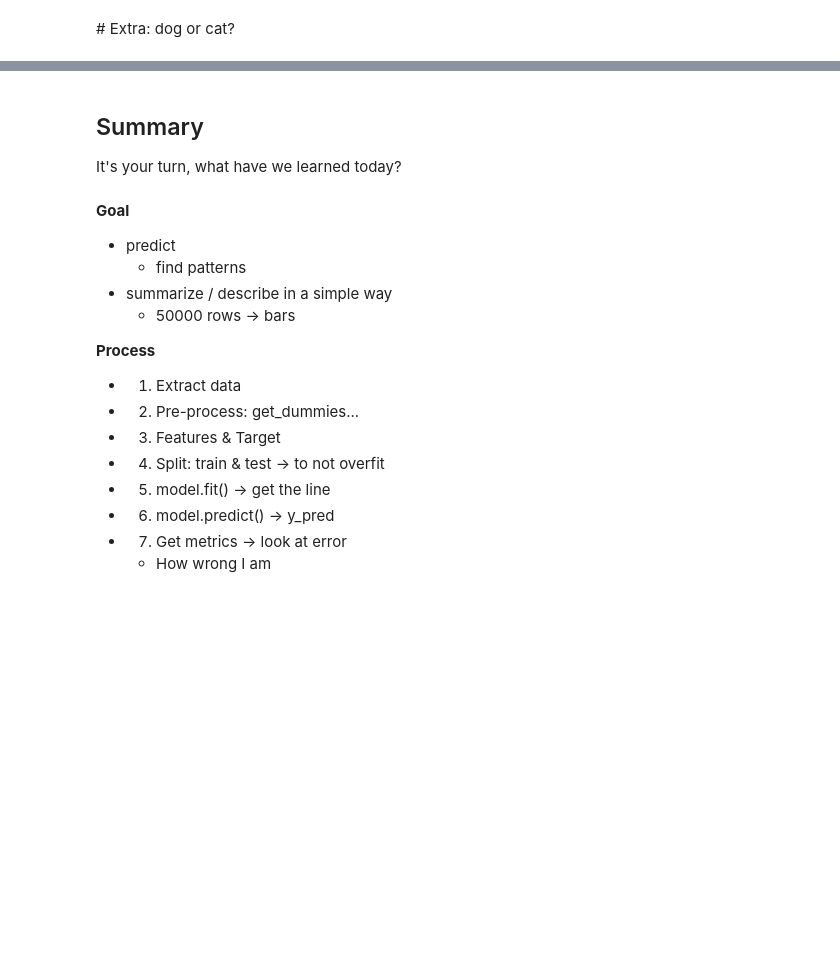
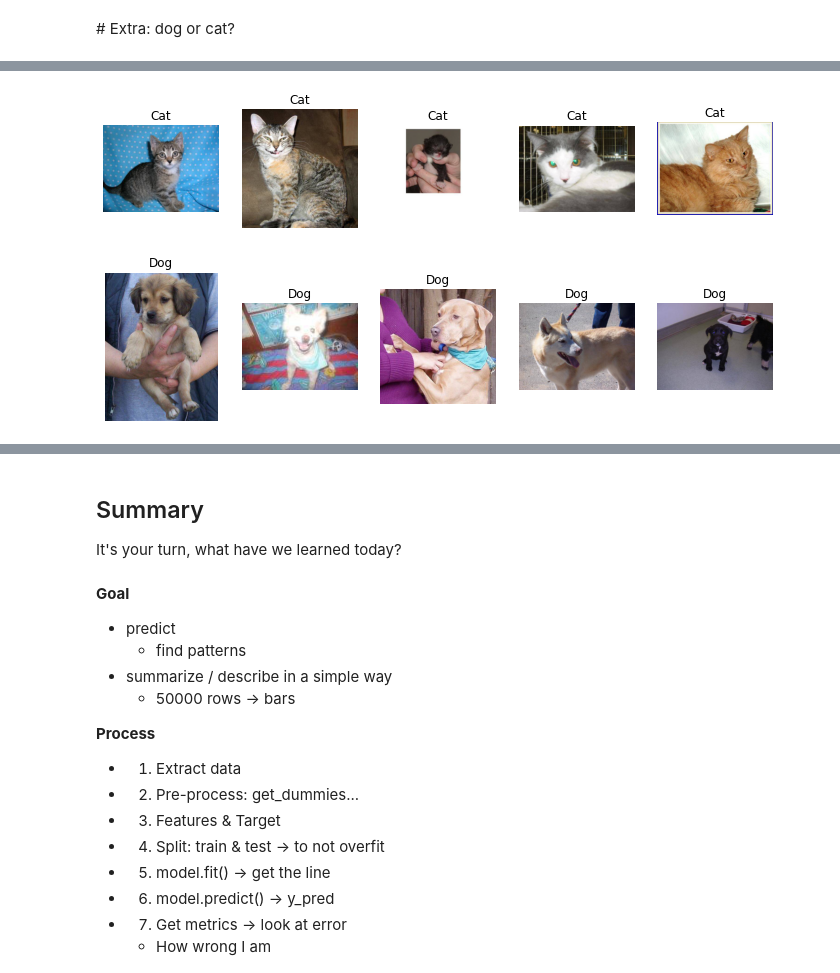
Before and after one commit to Ironhack-data-bcn-april-2023/lectures, a Jupyter notebook: week-7/03-Classification.ipynb, the cells around one changed output, grey strips where cells are left out. Saved outputs shown, nothing was run; the diff lists cells and outputs as text; code cells hidden in the pictures; blank space fills up the shorter version.

```diff
--- a/week-7/03-Classification.ipynb
+++ b/week-7/03-Classification.ipynb
@@ -714,0 +701,11 @@ print("Accuracy: {:.2f}%".format(accuracy * 100))
+# %%
+# Load images from the cat and dog folders
+cat_folder = '/Users/fernandocosta/Downloads/dogs-vs-cats/cats'
+dog_folder = '/Users/fernandocosta/Downloads/dogs-vs-cats/dogs'
+
+cat_images = load_images_from_folder(cat_folder)
+dog_images = load_images_from_folder(dog_folder)
+
+# Create labels for the images
+X = cat_images + dog_images
+y = np.concatenate([np.zeros(len(cat_images)), np.ones(len(dog_images))])
@@ -714,0 +753,19 @@ print("Accuracy: {:.2f}%".format(accuracy * 100))
+# %%
+# Display images in Jupyter Notebook
+fig, axes = plt.subplots(2, 5, figsize=(12, 6))
+for i, ax in enumerate(axes.flat):
+    if i < 5:
+        img_path = os.path.join(cat_folder, os.listdir(cat_folder)[i])
+        ax.set_title("Cat")
+    else:
+        img_path = os.path.join(dog_folder, os.listdir(dog_folder)[i - 5])
+        ax.set_title("Dog")
+
+    img = cv2.imread(img_path)
+    img = cv2.cvtColor(img, cv2.COLOR_BGR2RGB)
+    ax.imshow(img)
+    ax.axis('off')
+
+plt.show()
+# %% [output]
+[figure, added]
```
Also changed, not shown: parts of 14 cells of this notebook.
